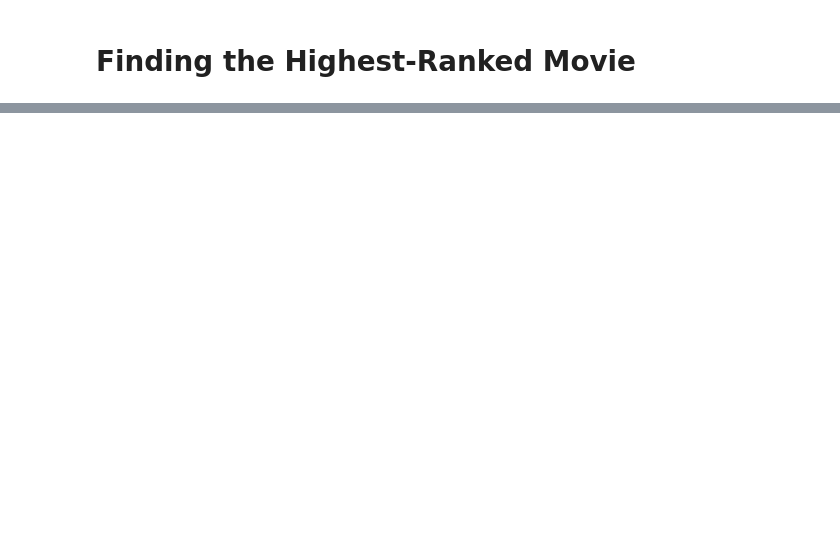
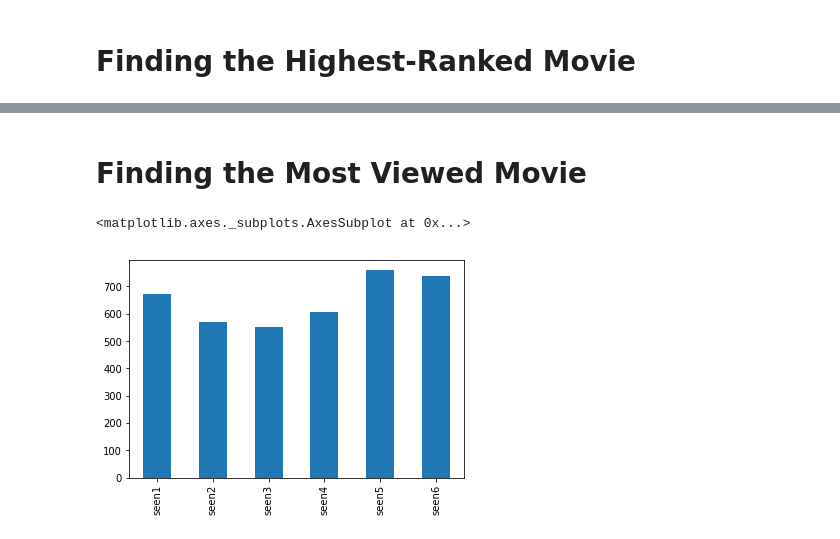
Before and after one commit to vignesh96/star-wars-survey, a Jupyter notebook: star-wars-survey-exploration.ipynb, the cells around one changed output, grey strips where cells are left out. Saved outputs shown, nothing was run; the diff lists cells and outputs as text; code cells hidden in the pictures; blank space fills up the shorter version.

```diff
--- a/star-wars-survey-exploration.ipynb
+++ b/star-wars-survey-exploration.ipynb
@@ -163,0 +194,13 @@ star_wars[star_wars.columns[9:15]].head(10)
+# %% [markdown]
+<h1>Finding the Most Viewed Movie</h1>
+# %%
+# Compute the total number of respondents seen each of the Star wars film in the franchise
+
+star_wars[star_wars.columns[3:9]].sum()
+
+# Plotting bar chart for it
+
+star_wars[star_wars.columns[3:9]].sum().plot.bar()
+# %% [output]
+<matplotlib.axes._subplots.AxesSubplot at 0x...>
+[figure, added]
```
Also changed, not shown: parts of 9 cells of this notebook.
